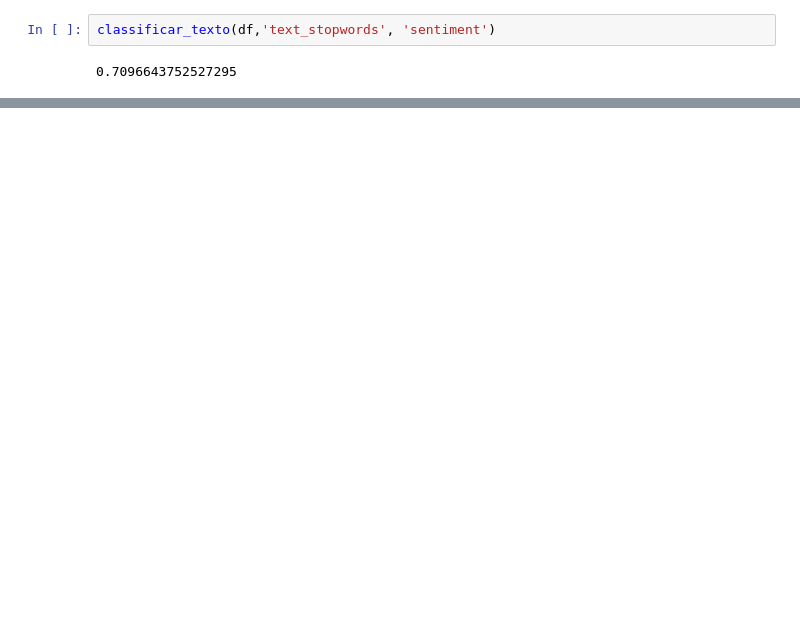
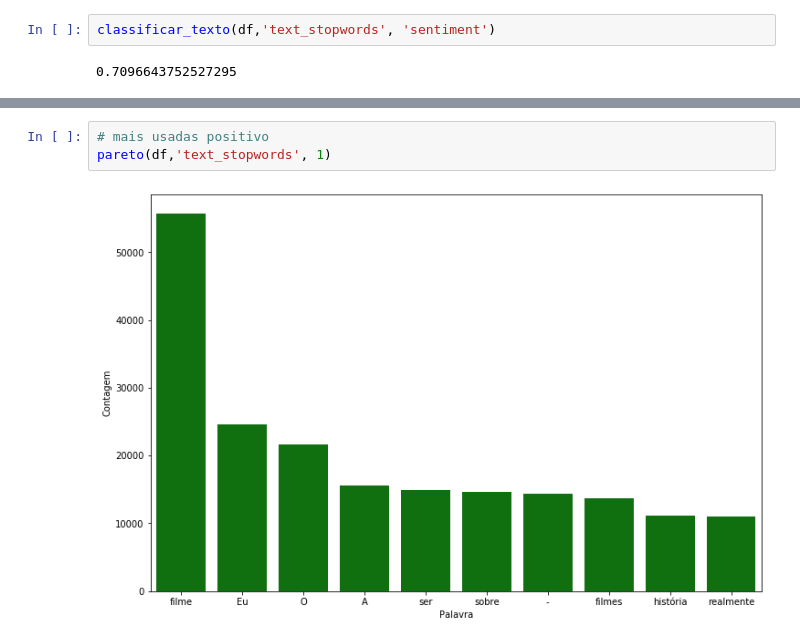
Before and after one commit to Thiagodcfarias/Projetos-Data-Science, a Jupyter notebook: NLP/análise de sentimento/imdb/analise.ipynb, the cells around one changed output, grey strips where cells are left out. Cells and saved outputs as stored; diff of their text form; blank space fills up the shorter version.

```diff
--- a/NLP/análise de sentimento/imdb/analise.ipynb
+++ b/NLP/análise de sentimento/imdb/analise.ipynb
@@ -188,0 +229,5 @@ gerador_nuvem('text_stopwords',0)
+# %%
+# mais usadas positivo
+pareto(df,'text_stopwords', 1)
+# %% [output]
+[figure, added]
```
Also changed, not shown: parts of 35 cells of this notebook.
